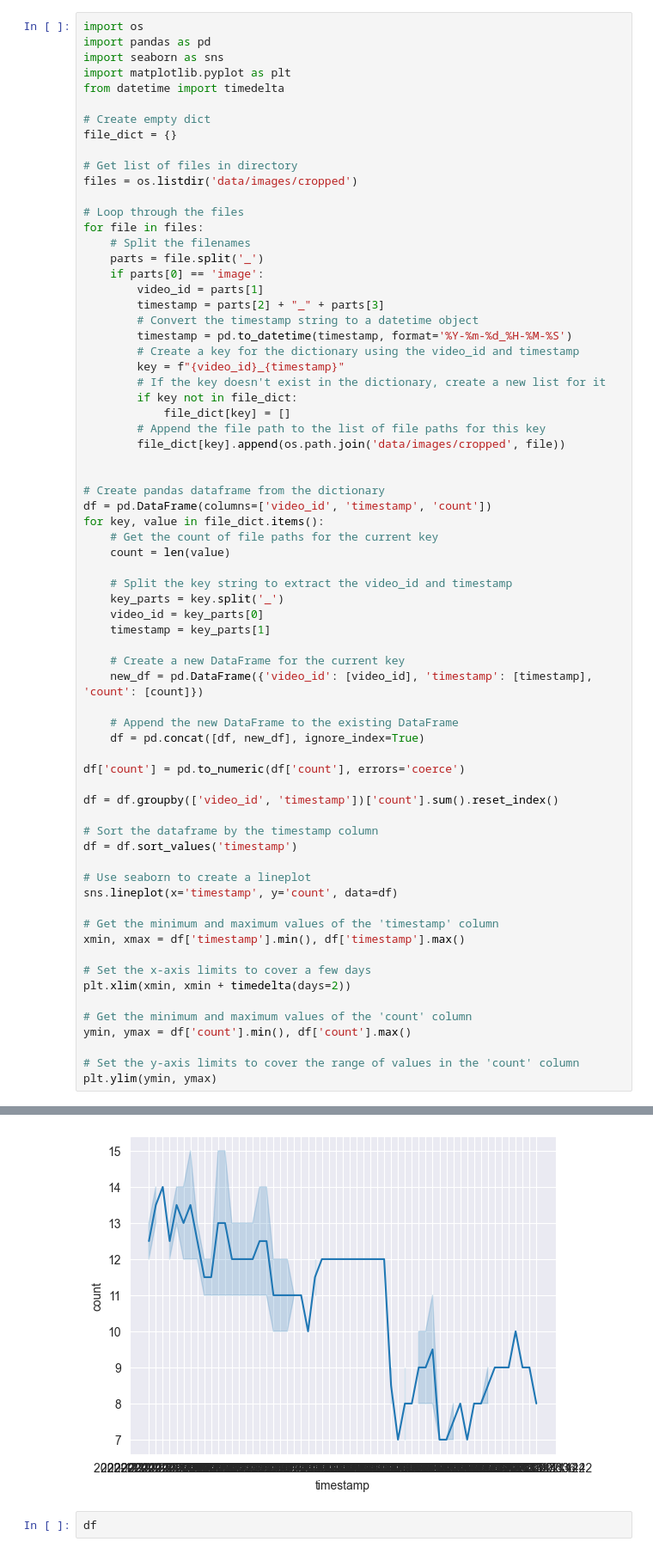
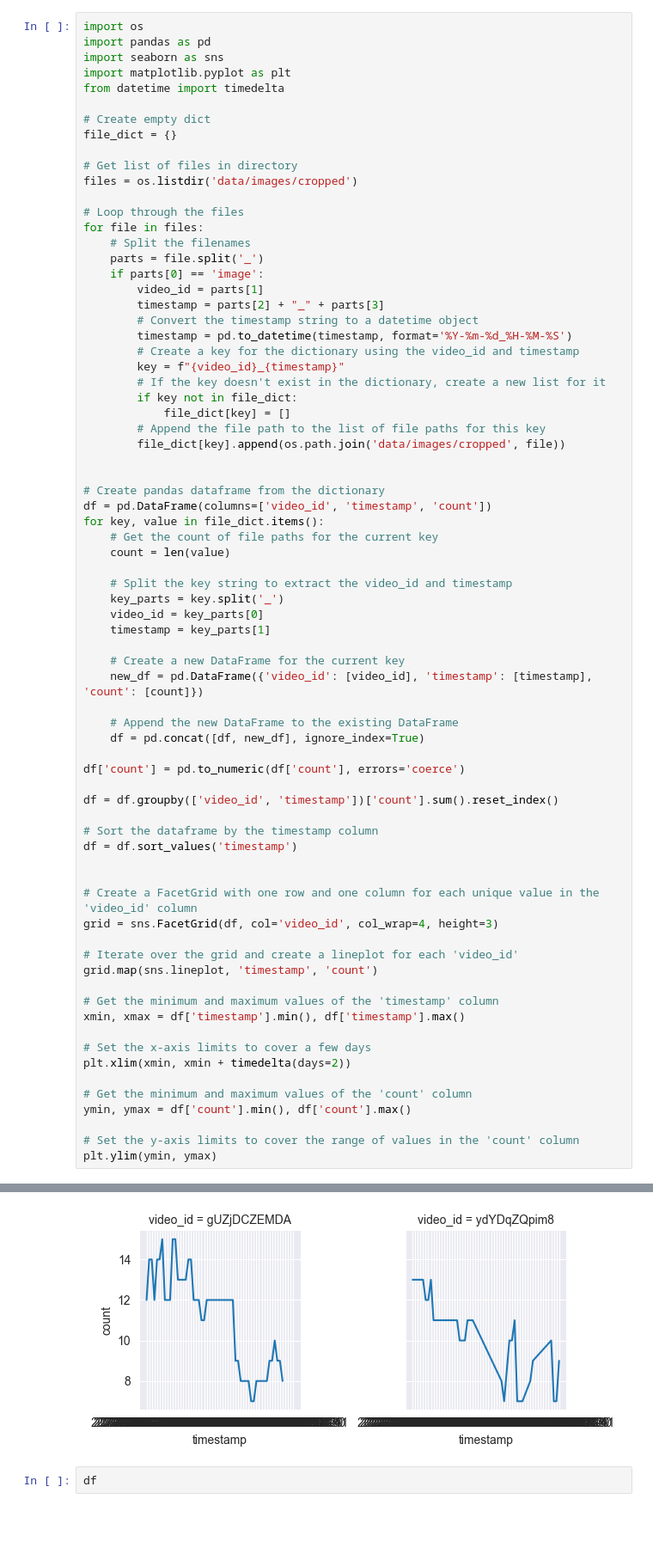
Before and after one commit to CharlesLehnen/DSCI-510-Principles-of-Programming-for-Data-Science, a Jupyter notebook: code/analyze_data.ipynb, the cells around one changed output, grey strips where cells are left out. Shown at 86% size. Cells and saved outputs as stored; diff of their text form; blank space fills up the shorter version.

Commit message:
plots are separated by video

```diff
--- a/code/analyze_data.ipynb
+++ b/code/analyze_data.ipynb
@@ -40,36 +40,40 @@ for key, value in file_dict.items():
     video_id = key_parts[0]
     timestamp = key_parts[1]
 
     # Create a new DataFrame for the current key
     new_df = pd.DataFrame({'video_id': [video_id], 'timestamp': [timestamp], 'count': [count]})
 
     # Append the new DataFrame to the existing DataFrame
     df = pd.concat([df, new_df], ignore_index=True)
 
 df['count'] = pd.to_numeric(df['count'], errors='coerce')
 
 df = df.groupby(['video_id', 'timestamp'])['count'].sum().reset_index()
 
 # Sort the dataframe by the timestamp column
 df = df.sort_values('timestamp')
 
-# Use seaborn to create a lineplot
-sns.lineplot(x='timestamp', y='count', data=df)
+
+# Create a FacetGrid with one row and one column for each unique value in the 'video_id' column
+grid = sns.FacetGrid(df, col='video_id', col_wrap=4, height=3)
+
+# Iterate over the grid and create a lineplot for each 'video_id'
+grid.map(sns.lineplot, 'timestamp', 'count')
 
 # Get the minimum and maximum values of the 'timestamp' column
 xmin, xmax = df['timestamp'].min(), df['timestamp'].max()
 
 # Set the x-axis limits to cover a few days
 plt.xlim(xmin, xmin + timedelta(days=2))
 
 # Get the minimum and maximum values of the 'count' column
 ymin, ymax = df['count'].min(), df['count'].max()
 
 # Set the y-axis limits to cover the range of values in the 'count' column
 plt.ylim(ymin, ymax)
 # %% [output]
 TypeError: can only concatenate str (not "datetime.timedelta") to str
-[figure, old version]
+[figure, new version]
 # %%
 df
 # %% [output]
```
